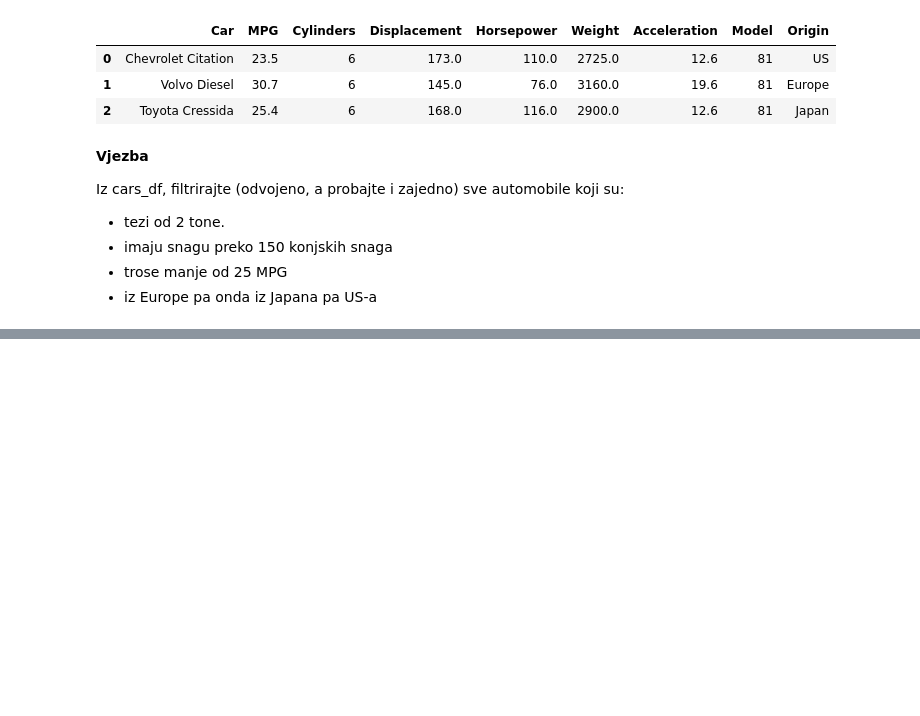
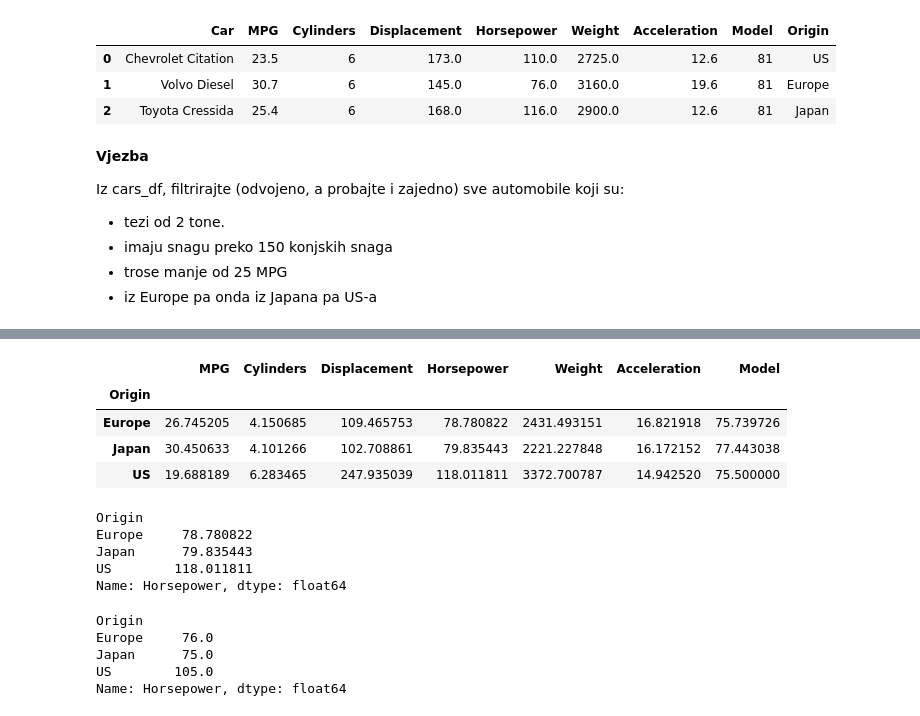
Before and after one commit to Josip996/pyds-ponavljanje, a Jupyter notebook: 3_vjezba_uvod_pandas.ipynb, the cells around one changed output, grey strips where cells are left out. Drawn from its saved outputs; the diff is of its cells as text; code cells hidden in the pictures; blank space fills up the shorter version.

```diff
--- a/3_vjezba_uvod_pandas.ipynb
+++ b/3_vjezba_uvod_pandas.ipynb
@@ -1054,0 +1155,25 @@ Iz cars_df, filtrirajte (odvojeno, a probajte i zajedno) sve automobile koji su:
+# %%
+cars_df.drop(columns=['Car'], inplace=True)
+cars_df.groupby(by=['Origin']).mean()
+# %% [output]
+|  | MPG | Cylinders | Displacement | Horsepower | Weight | Acceleration | Model |
+| Origin |  |  |  |  |  |  |  |
+| Europe | 26.745205 | 4.150685 | 109.465753 | 78.780822 | 2431.493151 | 16.821918 | 75.739726 |
+| Japan | 30.450633 | 4.101266 | 102.708861 | 79.835443 | 2221.227848 | 16.172152 | 77.443038 |
+| US | 19.688189 | 6.283465 | 247.935039 | 118.011811 | 3372.700787 | 14.942520 | 75.500000 |
+# %%
+cars_df.groupby(by='Origin')['Horsepower'].mean()
+# %% [output]
+Origin
+Europe     78.780822
+Japan      79.835443
+US        118.011811
+Name: Horsepower, dtype: float64
+# %%
+cars_df.groupby(by='Origin')['Horsepower'].median()
+# %% [output]
+Origin
+Europe     76.0
+Japan      75.0
+US        105.0
+Name: Horsepower, dtype: float64
```
Also changed, not shown: parts of 11 cells of this notebook.
